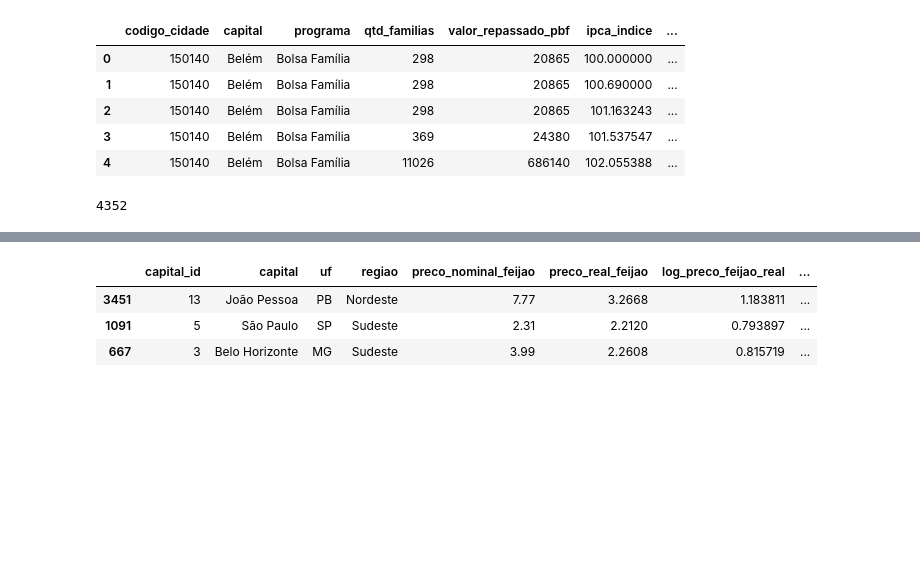
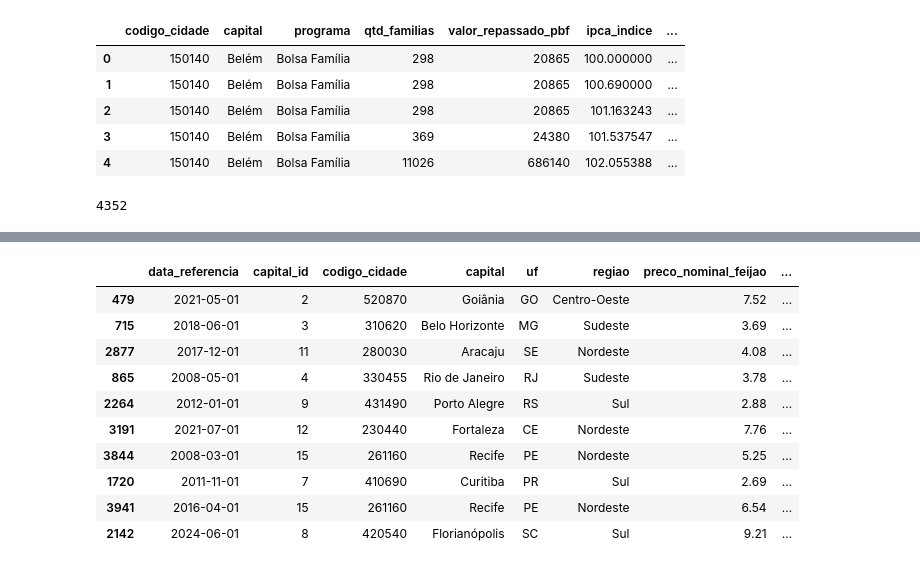
Before and after one commit to milton-miranda/mecai-26-prob-estat, a Jupyter notebook: notebooks/01_data_ingestion_cleaning.ipynb, the cells around one changed output, grey strips where cells are left out. Saved outputs shown, nothing was run; the diff lists cells and outputs as text; code cells hidden in the pictures; blank space fills up the shorter version.

```diff
--- a/notebooks/01_data_ingestion_cleaning.ipynb
+++ b/notebooks/01_data_ingestion_cleaning.ipynb
@@ -215,7 +232,7 @@ df_precos.drop(columns=["periodo","ano","mes", "t"], inplace=True)
 df_precos.rename(columns={"preco_nominal": "preco_nominal_feijao",
                           "preco_real":"preco_real_feijao",
                           "log_preco_real":"log_preco_feijao_real",
-                          "var_pct_real":"var_pct_ipca_real"
+                          "var_pct_real":"var_pct_ipca_real",
                           "log_preco_nominal":"log_preco_feijao_nominal"
                           }, inplace=True)
 display(df_precos.head())
@@ -261,10 +284,10 @@ df_repasse['capital_join'] = padronizar_texto(df_repasse['capital'])
 df_diesel_agrupado['capital_join'] = padronizar_texto(df_diesel_agrupado['capital'])
 
 df_precos['uf_join'] = df_precos['uf'].str.upper().str.strip()
-df_safra_agrupado['uf_join'] = df_safra_agrupado['uf'].str.upper().str.strip()
+# df_safra_agrupado['uf_join'] = df_safra_agrupado['uf'].str.upper().str.strip()
 # %%
 # unindo as tabelas
-df_unificado = df_precos.merge(df_safra_agrupado, on= ["data_referencia","uf"], how="left") \
+df_unificado = df_precos.merge(df_safra_agrupado, on= "data_referencia", how="left") \
     .merge(df_diesel_agrupado, on= ["data_referencia","capital"], how="left") \
     .merge(df_repasse, on= ["data_referencia","capital"], how="left")
 # %%
@@ -297,8 +378,17 @@ dataset_final = polimento(df_unificado)
 # %%
-# dataset final
-dataset_final.sample(3)
+# dataset final com as colunas reordenadas
+dataset_final = dataset_final[ordem]
-# %% [output]
-|  | capital_id | capital | uf | regiao | preco_nominal_feijao | preco_real_feijao | log_preco_feijao_real | ... |
-| 3451 | 13 | João Pessoa | PB | Nordeste | 7.77 | 3.2668 | 1.183811 | ... |
-| 1091 | 5 | São Paulo | SP | Sudeste | 2.31 | 2.2120 | 0.793897 | ... |
-| 667 | 3 | Belo Horizonte | MG | Sudeste | 3.99 | 2.2608 | 0.815719 | ... |
+# %%
+display(dataset_final.sample(10))
+# %% [output]
+|  | data_referencia | capital_id | codigo_cidade | capital | uf | regiao | preco_nominal_feijao | ... |
+| 479 | 2021-05-01 | 2 | 520870 | Goiânia | GO | Centro-Oeste | 7.52 | ... |
+| 715 | 2018-06-01 | 3 | 310620 | Belo Horizonte | MG | Sudeste | 3.69 | ... |
+| 2877 | 2017-12-01 | 11 | 280030 | Aracaju | SE | Nordeste | 4.08 | ... |
+| 865 | 2008-05-01 | 4 | 330455 | Rio de Janeiro | RJ | Sudeste | 3.78 | ... |
+| 2264 | 2012-01-01 | 9 | 431490 | Porto Alegre | RS | Sul | 2.88 | ... |
+| 3191 | 2021-07-01 | 12 | 230440 | Fortaleza | CE | Nordeste | 7.76 | ... |
+| 3844 | 2008-03-01 | 15 | 261160 | Recife | PE | Nordeste | 5.25 | ... |
+| 1720 | 2011-11-01 | 7 | 410690 | Curitiba | PR | Sul | 2.69 | ... |
+| 3941 | 2016-04-01 | 15 | 261160 | Recife | PE | Nordeste | 6.54 | ... |
+| 2142 | 2024-06-01 | 8 | 420540 | Florianópolis | SC | Sul | 9.21 | ... |
```
Also changed, not shown: parts of 8 cells of this notebook, 1 other file.
